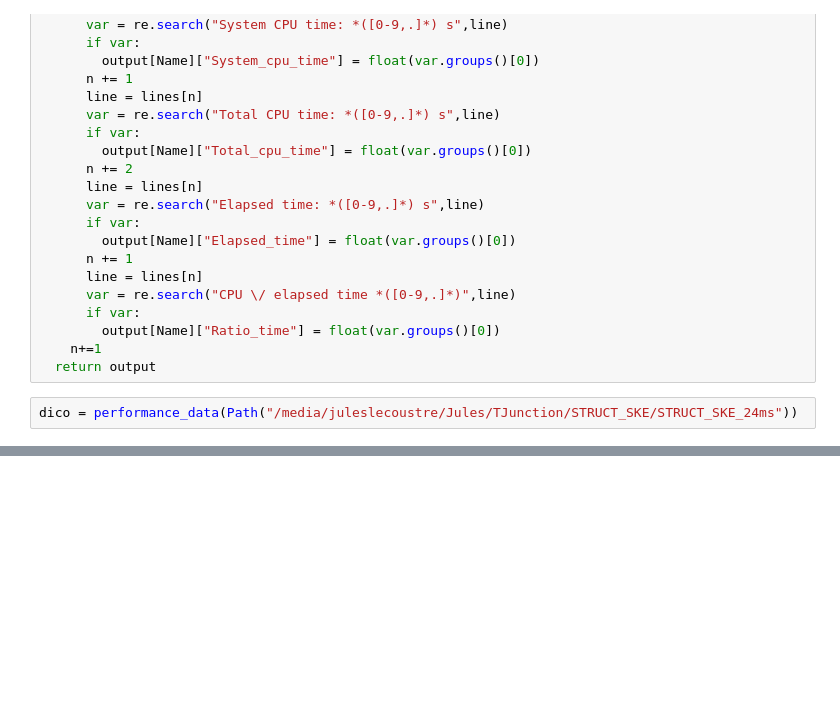
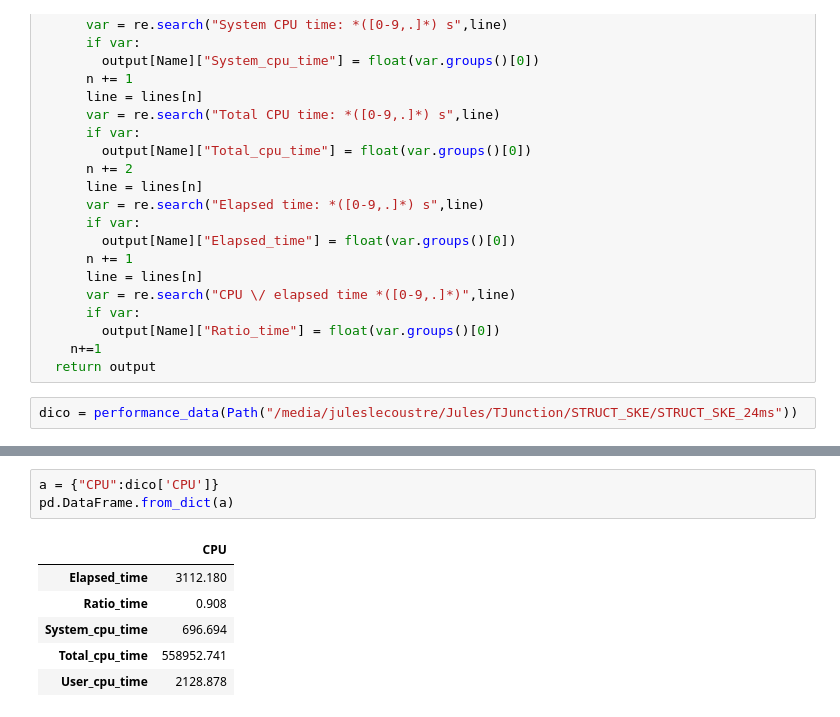
Before and after one commit to JulesL2/CS_Postprocess, a Jupyter notebook: Performances.ipynb, the cells around one changed output, grey strips where cells are left out. Saved outputs shown, nothing was run; the diff lists cells and outputs as text; blank space fills up the shorter version.

```diff
--- a/Performances.ipynb
+++ b/Performances.ipynb
@@ -198,0 +182,10 @@ pd.DataFrame.from_dict(dico)
+# %%
+a = {"CPU":dico['CPU']}
+pd.DataFrame.from_dict(a)
+# %% [output]
+|  | CPU |
+| Elapsed_time | 3112.180 |
+| Ratio_time | 0.908 |
+| System_cpu_time | 696.694 |
+| Total_cpu_time | 558952.741 |
+| User_cpu_time | 2128.878 |
```
Also changed, not shown: parts of 7 cells of this notebook, 1 other file.
